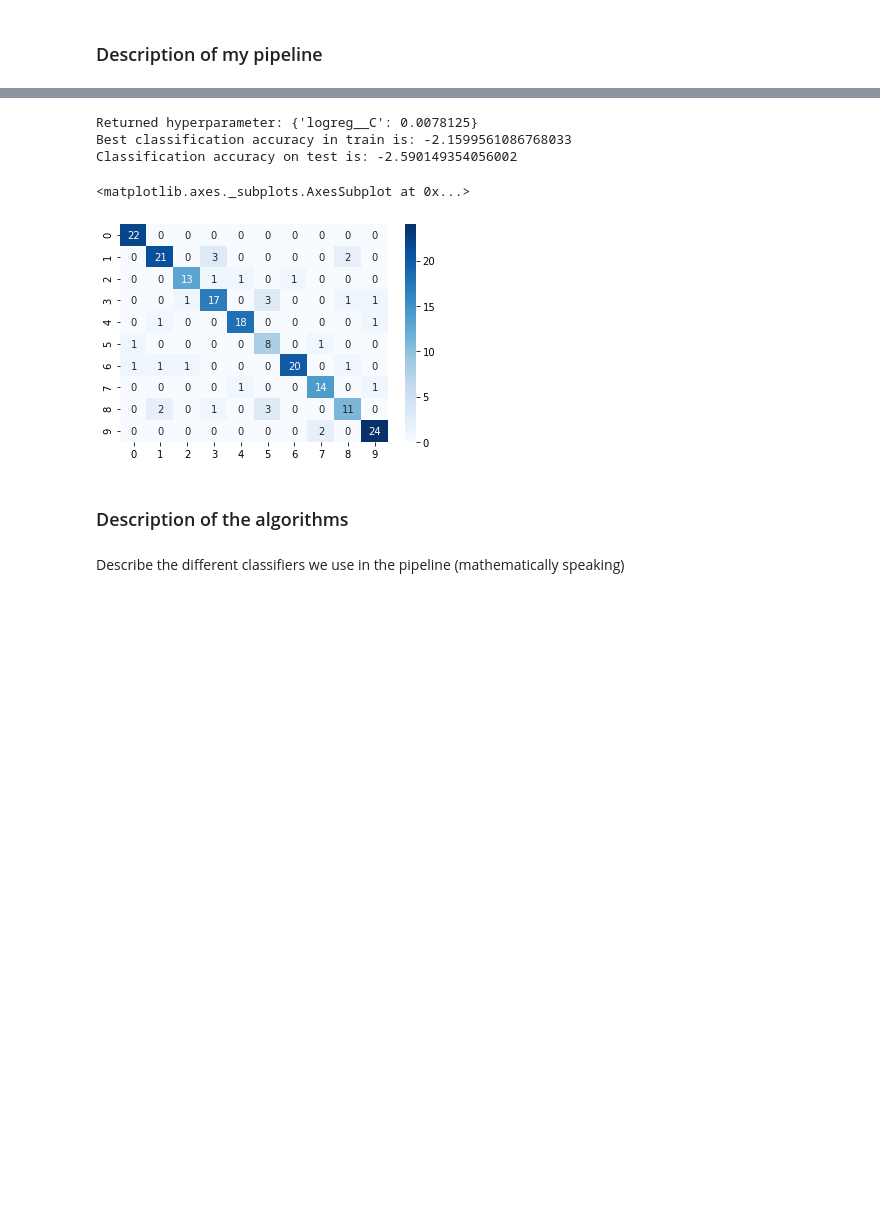
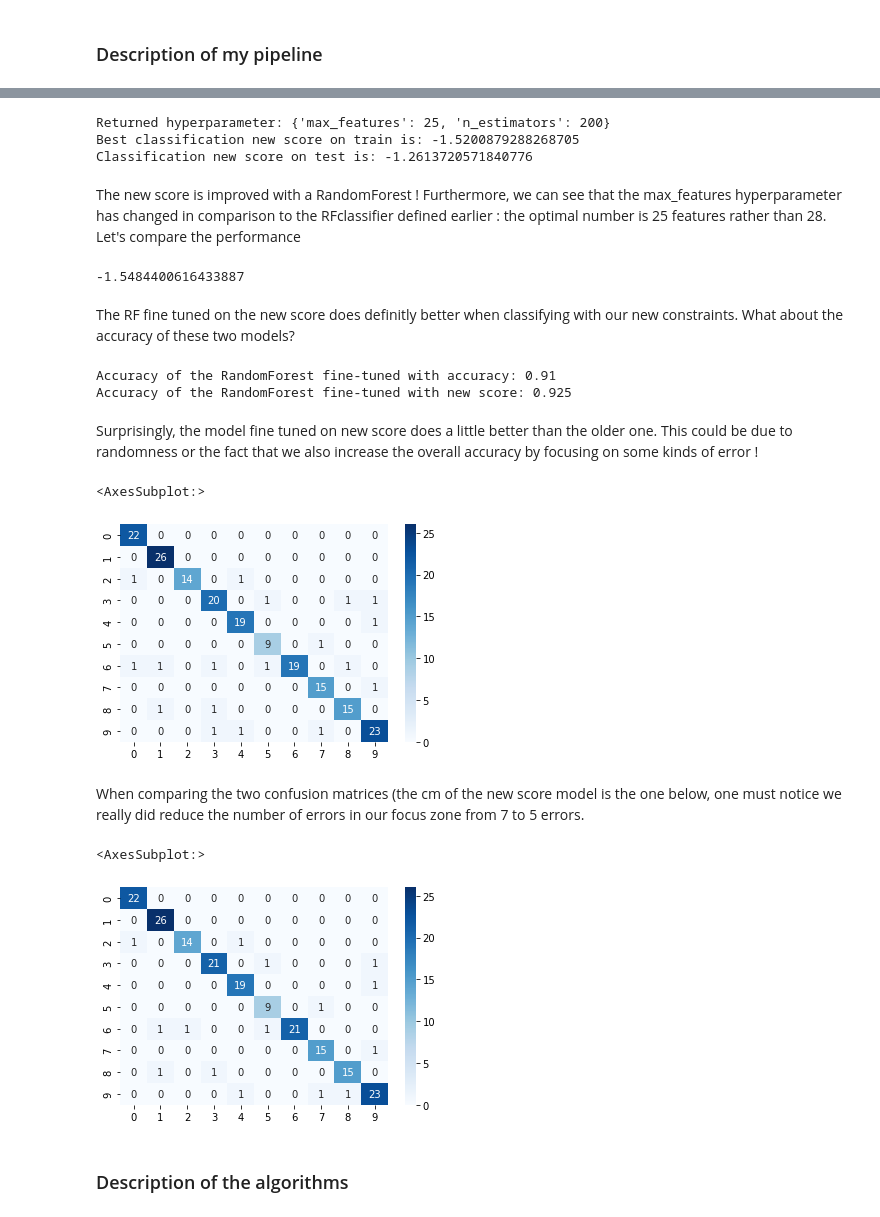
Before and after one commit to Noureddineidir/Applied-ML-ENSAE-Course-, a Jupyter notebook: TP1.ipynb, the cells around one changed output, grey strips where cells are left out. Saved outputs shown, nothing was run; the diff lists cells and outputs as text; code cells hidden in the pictures; blank space fills up the shorter version.

```diff
--- a/TP1.ipynb
+++ b/TP1.ipynb
@@ -457,24 +472,51 @@ sns.heatmap(confusion_matrix(y_test, clf4.predict(X_test), normalize = 'true'),
 # %%
-# Logistic regression
-pipe = Pipeline([('scaler', StandardScaler()), ('logreg', LogisticRegression(max_iter=5000))])
-parameters4 = {'logreg__C': np.logspace(-8, 8, 17, base=2)} # defining parameter space
-clf4 = GridSearchCV(pipe, parameters4, cv=3, scoring = new_scorer)
-clf4.fit(X_train, y_train)
+#try our best model so far !
+param_grid_ = {
+    'max_features': [25, 28, 35, 50],
+    'n_estimators': [90, 100, 150, 200, 300] #number of trees in the forest
+}
 
-print('Returned hyperparameter: {}'.format(clf4.best_params_))
-print('Best classification accuracy in train is: {}'.format(clf4.best_score_))
-print('Classification accuracy on test is: {}'.format(clf4.score(X_test, y_test)))
+rdf_loss = GridSearchCV(estimator = rf, param_grid = param_grid_, cv=3, scoring = new_scorer)
+rdf_loss.fit(X_train, y_train)
+
+print('Returned hyperparameter: {}'.format(rdf_loss.best_params_))
+print('Best classification new score on train is: {}'.format(rdf_loss.best_score_))
+print('Classification new score on test is: {}'.format(rdf_loss.score(X_test, y_test)))
 # %% [output]
-Returned hyperparameter: {'logreg__C': 0.0078125}
-Best classification accuracy in train is: -2.1599561086768033
-Classification accuracy on test is: -2.590149354056002
+Returned hyperparameter: {'max_features': 25, 'n_estimators': 200}
+Best classification new score on train is: -1.5200879288268705
+Classification new score on test is: -1.2613720571840776
+# %% [markdown]
+The new score is improved with a RandomForest ! Furthermore, we can see that the max_features hyperparameter has changed in comparison to the RFclassifier defined earlier : the optimal number is 25 features rather than 28. Let's compare the performance
+# %%
+-my_custom_loss_func(y_test, rf_clf.best_estimator_.predict(X_test)) #-score of the rf fine-tuned with accuracy score.
+# %% [output]
+-1.5484400616433887
+# %% [markdown]
+The RF fine tuned on the new score does definitly better when classifying with our new constraints. What about the accuracy of these two models?
+# %%
+#let's first compare the accuracy scores for each model
+from sklearn.metrics import accuracy_score
+print("Accuracy of the RandomForest fine-tuned with accuracy: {}".format(accuracy_score(y_test, rf_clf.predict(X_test))))
+
+print("Accuracy of the RandomForest fine-tuned with new score: {}".format(accuracy_score(y_test, rdf_loss.predict(X_test))))
+# %% [output]
+Accuracy of the RandomForest fine-tuned with accuracy: 0.91
+Accuracy of the RandomForest fine-tuned with new score: 0.925
+# %% [markdown]
+Surprisingly, the model fine tuned on new score does a little better than the older one. This could be due to randomness or the fact that we also increase the overall accuracy by focusing on some kinds of error !
 # %%
-sns.heatmap(confusion_matrix(y_test, clf4.predict(X_test)
+sns.heatmap(confusion_matrix(y_test, rf_clf.predict(X_test)
                             ), annot=True, cmap='Blues')
 # %% [output]
-<matplotlib.axes._subplots.AxesSubplot at 0x...>
+<AxesSubplot:>
-[figure, old version]
+[figure, new version]
+# %% [markdown]
+When comparing the two confusion matrices (the cm of the new score model is the one below, one must notice we really did reduce the number of errors in our focus zone from 7 to 5 errors.
+# %%
+sns.heatmap(confusion_matrix(y_test, rdf_loss.predict(X_test)), annot=True, cmap='Blues')
+# %% [output]
+<AxesSubplot:>
+[figure, added]
 # %% [markdown]
 ### Description of the algorithms
-# %% [markdown]
-Describe the different classifiers we use in the pipeline (mathematically speaking)
```
Also changed, not shown: parts of 21 cells of this notebook.
